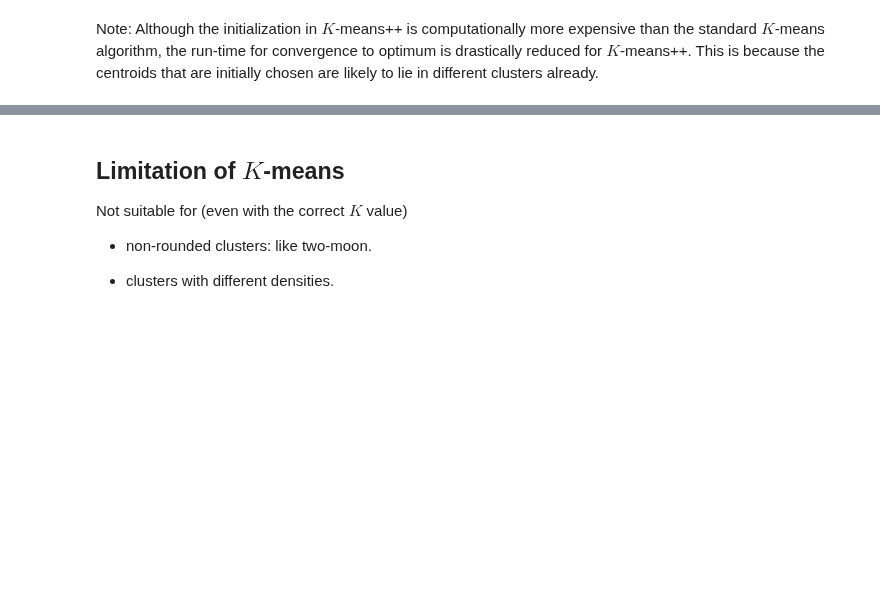
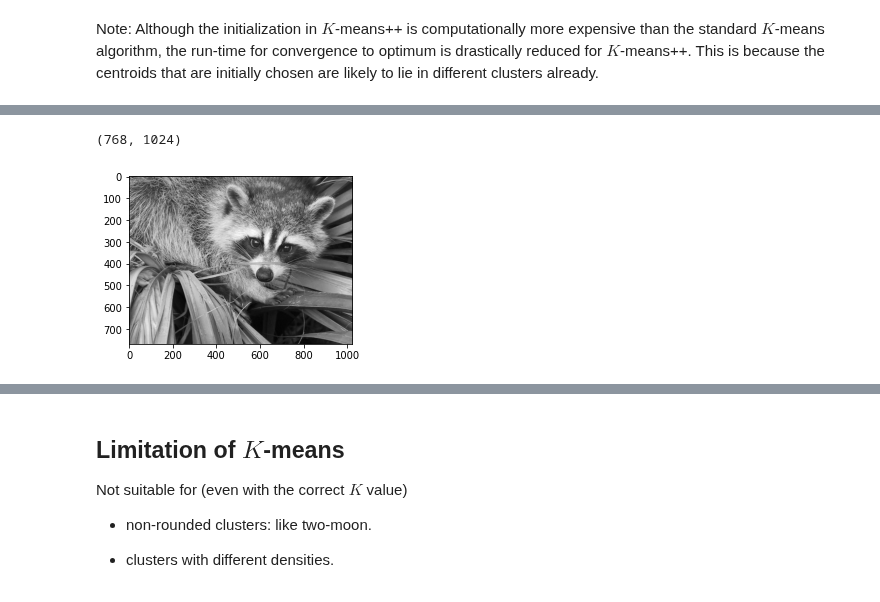
Before and after one commit to yexf308/MachineLearning, a Jupyter notebook: 16_Kmeans2.ipynb, the cells around one changed output, grey strips where cells are left out. Drawn from its saved outputs; the diff is of its cells as text; code cells hidden in the pictures; blank space fills up the shorter version.

```diff
--- a/16_Kmeans2.ipynb
+++ b/16_Kmeans2.ipynb
@@ -247,0 +233,14 @@ Note: Although the initialization in $K$-means++ is computationally more expensi
+# %%
+# I am using sklearn package here
+# you are going to acutally implement this in the HW.
+
+from sklearn import cluster
+from scipy.misc import face
+
+face = face(gray=True)
+figure(figsize=(4,4))
+imshow(face,cmap=plt.cm.gray)
+face.shape
+# %% [output]
+(768, 1024)
+[figure, added]
```
Also changed, not shown: parts of 5 cells of this notebook.
